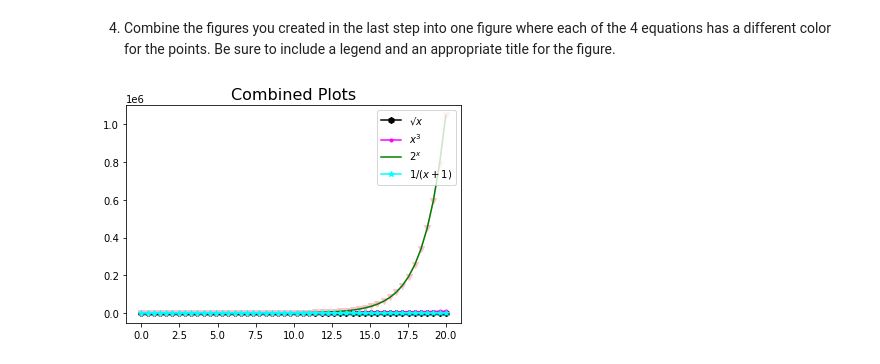
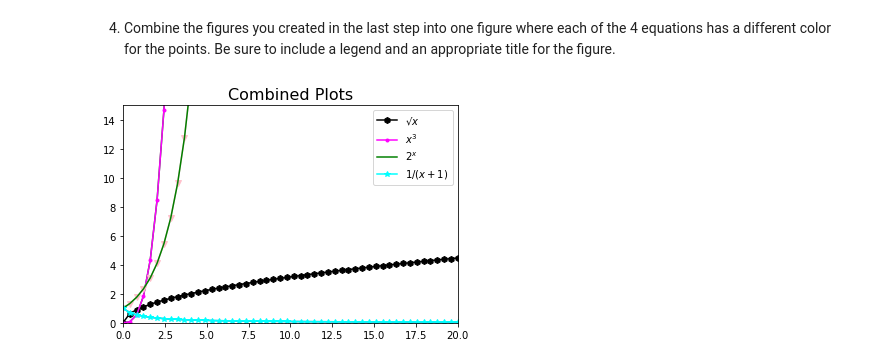
Before and after one commit to LinhQuach13/numpy-pandas-visualization-exercises, a Jupyter notebook: matplotlib_exercises.ipynb, the cells around one changed output. Cells and saved outputs as stored; diff of their text form; code cells hidden in the pictures.

```diff
--- a/matplotlib_exercises.ipynb
+++ b/matplotlib_exercises.ipynb
@@ -135,32 +135,33 @@ plt.show()
 # %%
 plt.figure(figsize=(6, 4))
 x = np.linspace(0, 20, 50)
 
 y1 = x**(0.5)
 plt.plot(x, y1, marker = 'h', c='black', label='$√x$')
 
 
 y2 = x**3
 plt.plot(x, y2, c='green')
 plt.plot(x, y2, marker = '.', c='fuchsia', label='$x^3$')
 
 y3 = 2**x
 plt.plot(x, y3, marker = 'v',  c= 'pink')
 plt.plot(x, y3, c='green', label='$2^x$')
 
 
 
 y4 = 1/(x+1)
 plt.plot(x, y4)
 plt.plot(x, y4, marker = '*', c='cyan', label='$1/(x+1)$')
 
 
-
+plt.xlim(0,20)
+plt.ylim(0,15)
 plt.title('Combined Plots', fontsize = 16)
 plt.legend(loc='upper right')
 
 
 
 plt.show()
 # %% [output]
-[figure, old version]
+[figure, new version]
```
Also changed, not shown: parts of 1 cell of this notebook.
